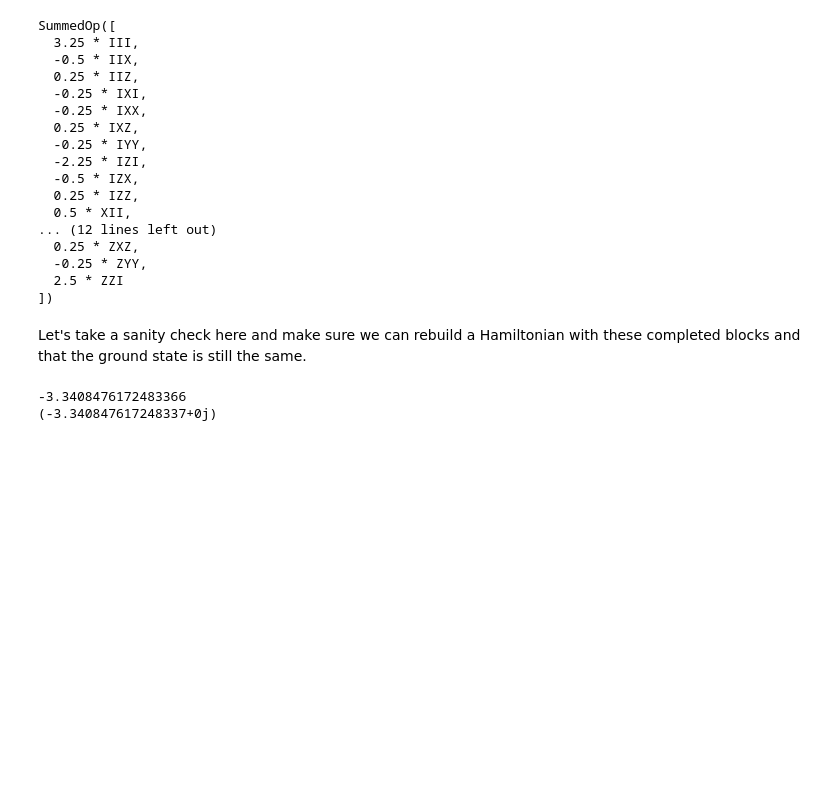
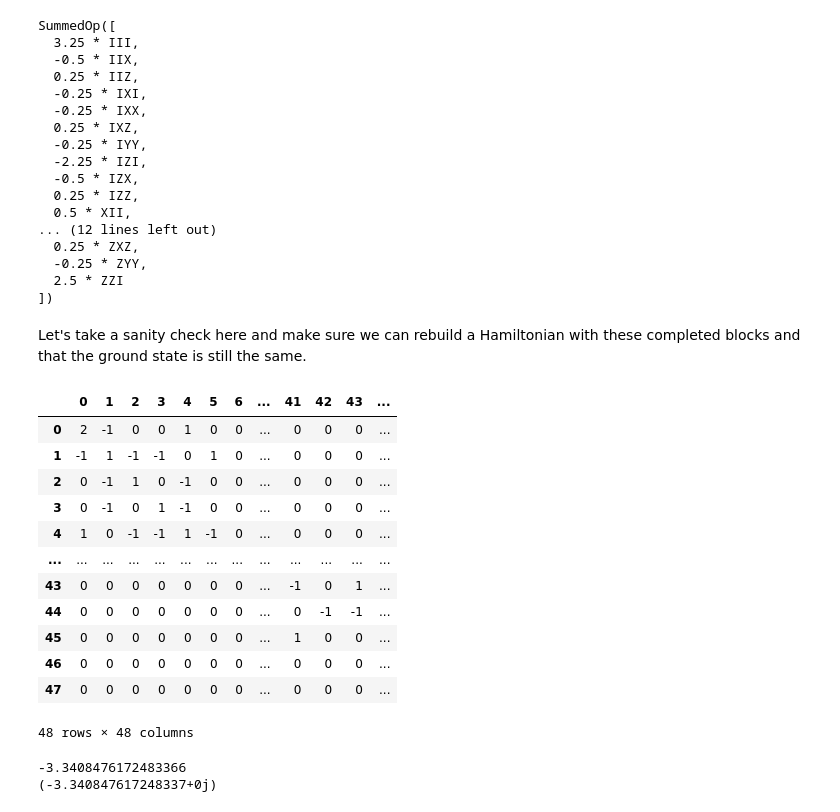
Before and after one commit to immoth/Hubbard_summetries, a Jupyter notebook: VQE.ipynb, the cells around one changed output. Saved outputs shown, nothing was run; the diff lists cells and outputs as text; code cells hidden in the pictures; blank space fills up the shorter version.

```diff
--- a/VQE.ipynb
+++ b/VQE.ipynb
@@ -137,7 +137,7 @@ Let's take a sanity check here and make sure we can rebuild a Hamiltonian with t
 keys = list(blocks.keys())
 
 size = int(2**np.ceil(np.log2(bL)))
-H_complete = np.array([[0 for i in range(size**2)] for j in range(size**2)])
+H_complete = np.array([[0 for i in range(size*bL)] for j in range(size*bL)])
 
 for bi in range(bL):
     for bj in range(bi,bL):
@@ -150,6 +150,23 @@ for bi in range(bL):
             for j in range(size):
                 H_complete[i + bi*size, j + bj*size] = block[i,j]
                 H_complete[i + bj*size, j + bi*size] = block[j,i]
+# %%
+pd.set_option("display.max_rows", 15, "display.max_columns", 15)
+pd.DataFrame(H_complete)
+# %% [output]
+|  | 0 | 1 | 2 | 3 | 4 | 5 | 6 | ... | 41 | 42 | 43 | ... |
+| 0 | 2 | -1 | 0 | 0 | 1 | 0 | 0 | ... | 0 | 0 | 0 | ... |
+| 1 | -1 | 1 | -1 | -1 | 0 | 1 | 0 | ... | 0 | 0 | 0 | ... |
+| 2 | 0 | -1 | 1 | 0 | -1 | 0 | 0 | ... | 0 | 0 | 0 | ... |
+| 3 | 0 | -1 | 0 | 1 | -1 | 0 | 0 | ... | 0 | 0 | 0 | ... |
+| 4 | 1 | 0 | -1 | -1 | 1 | -1 | 0 | ... | 0 | 0 | 0 | ... |
+| ... | ... | ... | ... | ... | ... | ... | ... | ... | ... | ... | ... | ... |
+| 43 | 0 | 0 | 0 | 0 | 0 | 0 | 0 | ... | -1 | 0 | 1 | ... |
+| 44 | 0 | 0 | 0 | 0 | 0 | 0 | 0 | ... | 0 | -1 | -1 | ... |
+| 45 | 0 | 0 | 0 | 0 | 0 | 0 | 0 | ... | 1 | 0 | 0 | ... |
+| 46 | 0 | 0 | 0 | 0 | 0 | 0 | 0 | ... | 0 | 0 | 0 | ... |
+| 47 | 0 | 0 | 0 | 0 | 0 | 0 | 0 | ... | 0 | 0 | 0 | ... |
+48 rows × 48 columns
 # %%
 e_comp,y_comp = np.linalg.eig(H_complete)
 
```
Also changed, not shown: parts of 35 cells of this notebook, 1 other file.
